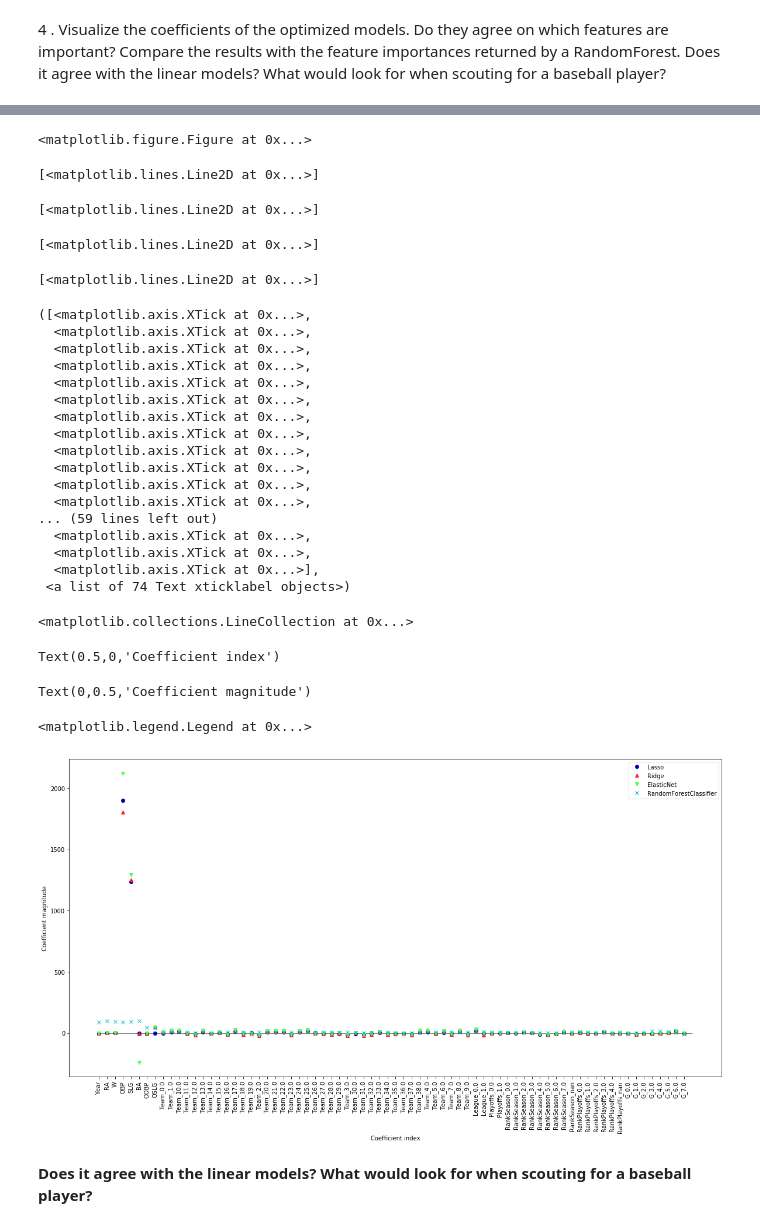
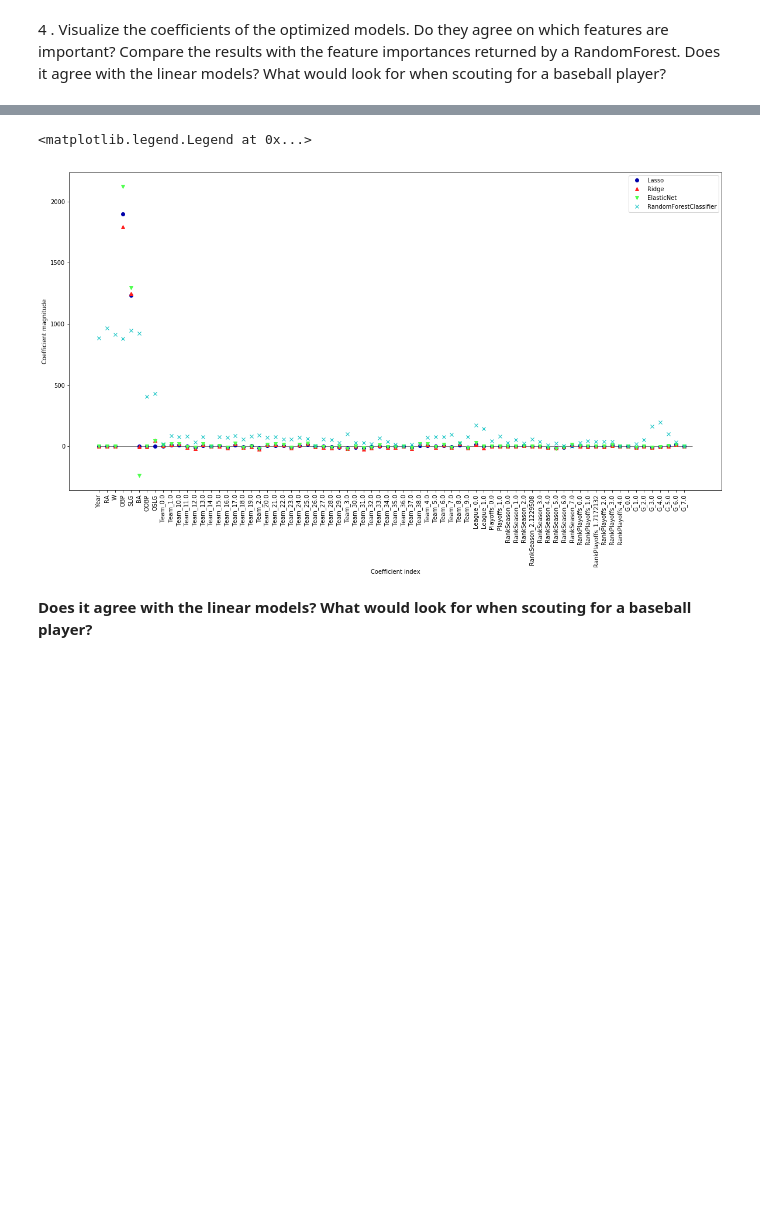
Before and after one commit to Mesoptier/ML-course, a Jupyter notebook: Assignment 1.ipynb, the cells around one changed output, grey strips where cells are left out. Saved outputs shown, nothing was run; the diff lists cells and outputs as text; code cells hidden in the pictures; blank space fills up the shorter version.

```diff
--- a/Assignment 1.ipynb
+++ b/Assignment 1.ipynb
@@ -221,5 +221,8 @@ Regularisation is a way to reduce the chance of your model overfitting the data
 # %% [markdown]
 4 . Visualize the coefficients of the optimized models. Do they agree on which features are
 important? Compare the results with the feature importances returned by a RandomForest. Does it agree with the linear models? What would look for when scouting for a baseball player?
+# %%
+# Default, shuffled train-test split
+X_train, X_test, y_train, y_test = train_test_split(X_encoded, y, random_state=0, shuffle=True)
 # %%
 alpha = lasso_alpha[lasso_score.index(max(lasso_score))]
@@ -286,42 +242,18 @@ print(forest.feature_importances_)
 # %%
-plt.figure(figsize=(20, 10))
+fig, ax = plt.subplots(figsize=(20, 10))
+# ax.set_yscale('log')
 plt.plot(lasso.coef_.T, 'o', label='Lasso')
 plt.plot(ridge.coef_.T, '^', label='Ridge')
 plt.plot(elast.coef_.T, 'v', label='ElasticNet')
-plt.plot(1000 * forest.feature_importances_, 'x', label='RandomForestClassifier')
-plt.xticks(range(X.shape[1]), attribute_names, rotation=90)
-plt.hlines(0, 0, X.shape[1])
+plt.plot(10000 * forest.feature_importances_, 'x', label='RandomForestClassifier')
+plt.xticks(range(X_encoded.shape[1]), attribute_names_encoded, rotation=90)
+plt.hlines(0, 0, X_encoded.shape[1])
 plt.xlabel('Coefficient index')
 plt.ylabel('Coefficient magnitude')
 plt.legend()
 # %% [output]
-<matplotlib.figure.Figure at 0x...>
+<matplotlib.legend.Legend at 0x...>
-[<matplotlib.lines.Line2D at 0x...>]
-[<matplotlib.lines.Line2D at 0x...>]
-[<matplotlib.lines.Line2D at 0x...>]
-[<matplotlib.lines.Line2D at 0x...>]
-([<matplotlib.axis.XTick at 0x...>,
-  <matplotlib.axis.XTick at 0x...>,
-  <matplotlib.axis.XTick at 0x...>,
-  <matplotlib.axis.XTick at 0x...>,
-  <matplotlib.axis.XTick at 0x...>,
-  <matplotlib.axis.XTick at 0x...>,
-  <matplotlib.axis.XTick at 0x...>,
-  <matplotlib.axis.XTick at 0x...>,
-  <matplotlib.axis.XTick at 0x...>,
-  <matplotlib.axis.XTick at 0x...>,
-  <matplotlib.axis.XTick at 0x...>,
-  <matplotlib.axis.XTick at 0x...>,
-... (59 lines left out)
-  <matplotlib.axis.XTick at 0x...>,
-  <matplotlib.axis.XTick at 0x...>,
-  <matplotlib.axis.XTick at 0x...>],
- <a list of 74 Text xticklabel objects>)
-<matplotlib.collections.LineCollection at 0x...>
-Text(0.5,0,'Coefficient index')
-Text(0,0.5,'Coefficient magnitude')
-<matplotlib.legend.Legend at 0x...>
-[figure, old version]
+[figure, new version]
 # %% [markdown]
 **Does it agree with the linear models? What would look for when scouting for a baseball player?**
 # %% [markdown]
```
Also changed, not shown: parts of 4 cells of this notebook.
